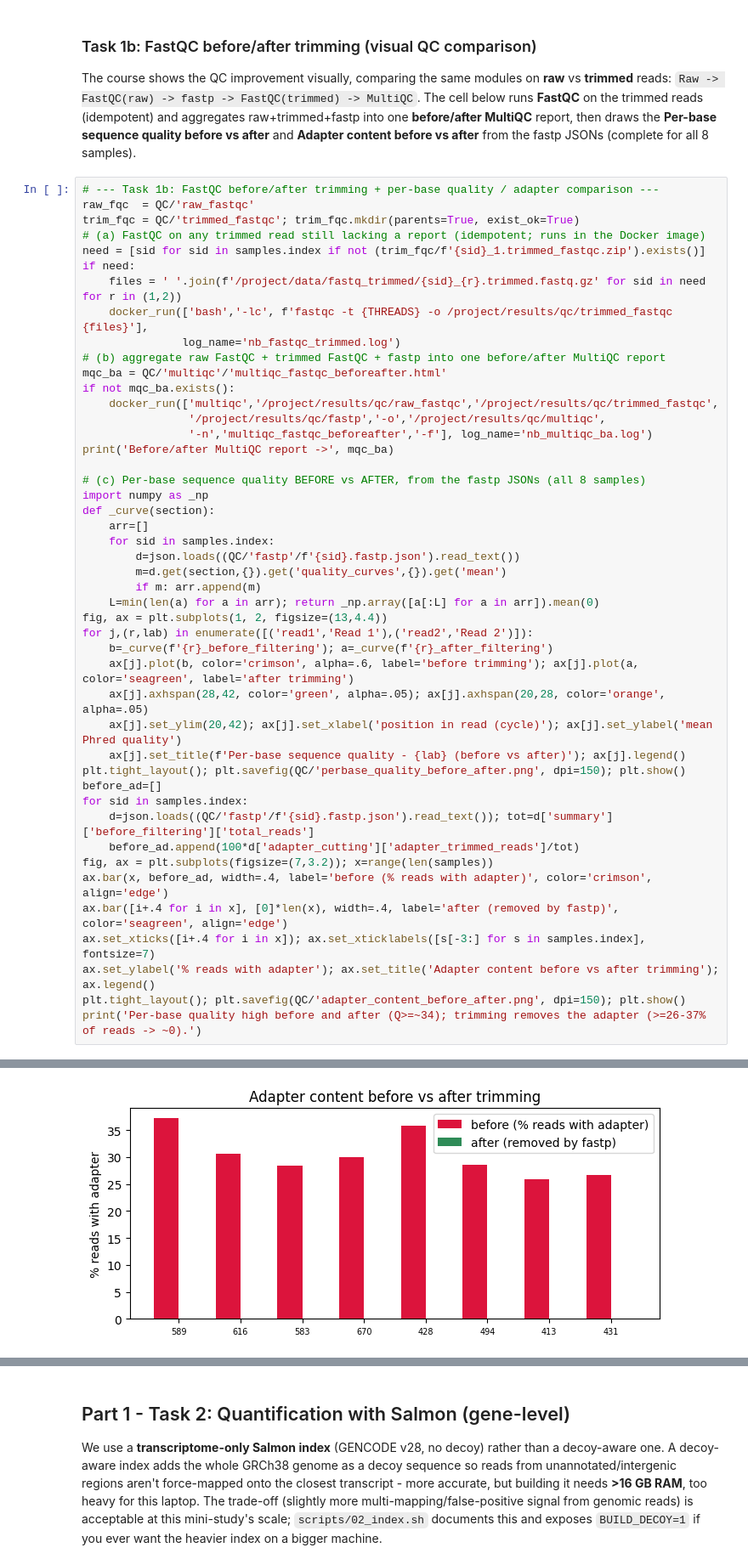
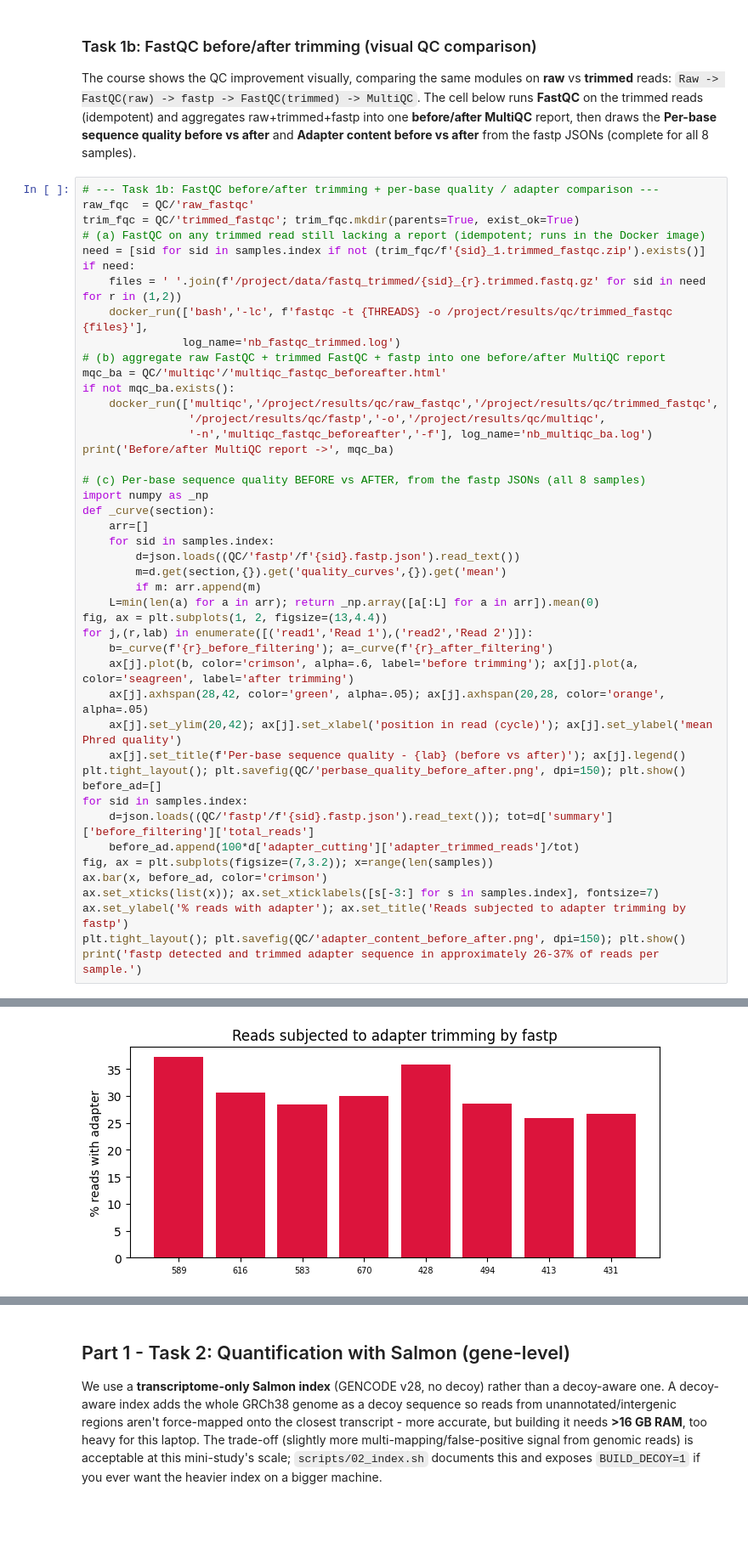
Before and after one commit to ilegul/ms-cd4, a Jupyter notebook: notebooks/BSB_CD4_MS_assignment.ipynb, the cells around one changed output, grey strips where cells are left out. Shown at 85% size. Cells and saved outputs as stored; diff of their text form; blank space fills up the shorter version.

```diff
--- a/notebooks/BSB_CD4_MS_assignment.ipynb
+++ b/notebooks/BSB_CD4_MS_assignment.ipynb
@@ -626,36 +616,35 @@ if not mqc_ba.exists():
                 '/project/results/qc/fastp','-o','/project/results/qc/multiqc',
                 '-n','multiqc_fastqc_beforeafter','-f'], log_name='nb_multiqc_ba.log')
 print('Before/after MultiQC report ->', mqc_ba)
 
 # (c) Per-base sequence quality BEFORE vs AFTER, from the fastp JSONs (all 8 samples)
 import numpy as _np
 def _curve(section):
     arr=[]
     for sid in samples.index:
         d=json.loads((QC/'fastp'/f'{sid}.fastp.json').read_text())
         m=d.get(section,{}).get('quality_curves',{}).get('mean')
         if m: arr.append(m)
     L=min(len(a) for a in arr); return _np.array([a[:L] for a in arr]).mean(0)
 fig, ax = plt.subplots(1, 2, figsize=(13,4.4))
 for j,(r,lab) in enumerate([('read1','Read 1'),('read2','Read 2')]):
     b=_curve(f'{r}_before_filtering'); a=_curve(f'{r}_after_filtering')
     ax[j].plot(b, color='crimson', alpha=.6, label='before trimming'); ax[j].plot(a, color='seagreen', label='after trimming')
     ax[j].axhspan(28,42, color='green', alpha=.05); ax[j].axhspan(20,28, color='orange', alpha=.05)
     ax[j].set_ylim(20,42); ax[j].set_xlabel('position in read (cycle)'); ax[j].set_ylabel('mean Phred quality')
     ax[j].set_title(f'Per-base sequence quality - {lab} (before vs after)'); ax[j].legend()
 plt.tight_layout(); plt.savefig(QC/'perbase_quality_before_after.png', dpi=150); plt.show()
 before_ad=[]
 for sid in samples.index:
     d=json.loads((QC/'fastp'/f'{sid}.fastp.json').read_text()); tot=d['summary']['before_filtering']['total_reads']
     before_ad.append(100*d['adapter_cutting']['adapter_trimmed_reads']/tot)
 fig, ax = plt.subplots(figsize=(7,3.2)); x=range(len(samples))
-ax.bar(x, before_ad, width=.4, label='before (% reads with adapter)', color='crimson', align='edge')
-ax.bar([i+.4 for i in x], [0]*len(x), width=.4, label='after (removed by fastp)', color='seagreen', align='edge')
-ax.set_xticks([i+.4 for i in x]); ax.set_xticklabels([s[-3:] for s in samples.index], fontsize=7)
-ax.set_ylabel('% reads with adapter'); ax.set_title('Adapter content before vs after trimming'); ax.legend()
+ax.bar(x, before_ad, color='crimson')
+ax.set_xticks(list(x)); ax.set_xticklabels([s[-3:] for s in samples.index], fontsize=7)
+ax.set_ylabel('% reads with adapter'); ax.set_title('Reads subjected to adapter trimming by fastp')
 plt.tight_layout(); plt.savefig(QC/'adapter_content_before_after.png', dpi=150); plt.show()
-print('Per-base quality high before and after (Q>=~34); trimming removes the adapter (>=26-37% of reads -> ~0).')
+print('fastp detected and trimmed adapter sequence in approximately 26-37% of reads per sample.')
 # %% [output]
 Before/after MultiQC report -> E:\MS_CD4\results\qc\multiqc\multiqc_fastqc_beforeafter.html
 [figure]
-[figure, old version]
+[figure, new version]
```
Also changed, not shown: parts of 20 cells of this notebook, 9 other files.
